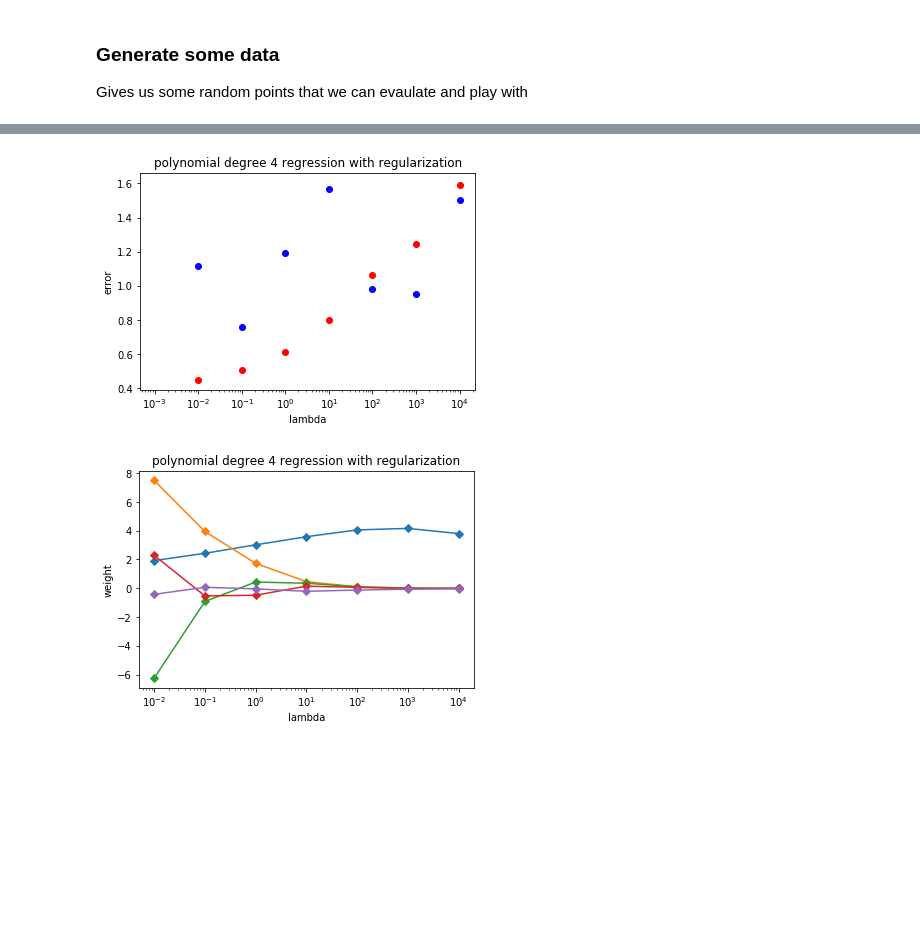
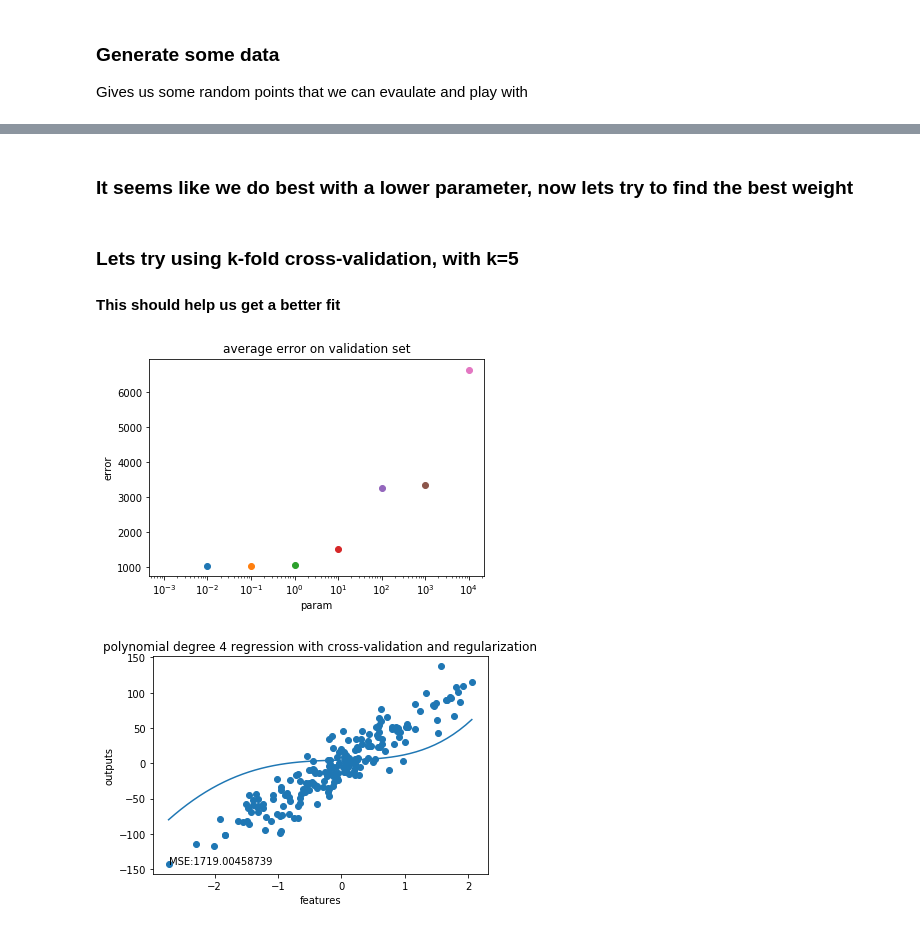
Before and after one commit to jacobprouse/linear-regression, a Jupyter notebook: regression.ipynb, the cells around one changed output, grey strips where cells are left out. Drawn from its saved outputs; the diff is of its cells as text; code cells hidden in the pictures; blank space fills up the shorter version.

```diff
--- a/regression.ipynb
+++ b/regression.ipynb
@@ -16,6 +31,24 @@ def calculate_mse(true, pred):
 # %%
-def regression(w, x, y, space, y_space, chart_title, y_label='outputs', x_label='features'):
-    # make our prediction
+def regression(w, x, y, degree, chart_title, k_fold=False,y_label='outputs', x_label='features'):
+    # create our polynomial
+    if not k_fold:
+        for i in range(2, degree+1):
+            print(i)
+            # select the last column and put it to the i-th power
+            n = np.array(x[:,1]**i)
+            # insert that column
+            x = np.append(x, n.reshape(-1,1), axis=1)
+
+    # do the same for our linspace
+    space = np.linspace(min(x[:,1]),max(x[:,1])).reshape(-1,1)
+    ones = np.ones([space.shape[0], 1])
+    space = np.hstack((ones, space))
+    for i in range(2, degree+1):
+        n = np.array(space[:,1]**i)
+        space = np.append(space, n.reshape(-1,1), axis=1)
+
+    y_space = w.T.dot(space.T)
+
     # our equation looks like y = w^T*x + b
     # but we've added a column of ones to the x matrix, and so we can remove the bias from the equation
     y_pred = w.T.dot(x.T)
@@ -26,7 +59,7 @@ def regression(w, x, y, space, y_space, chart_title, y_label='outputs', x_label=
     # plot our line of fit
     plt.plot(space[:,1], y_space[0])
     # give the error
-    plt.text(0,0,'MSE:%.8f'%error)
+    plt.text(min(x[:,1]),min(y[:]),'MSE:%.8f'%error)
     # format the chart
     plt.title(chart_title)
     plt.ylabel(y_label)
@@ -145,11 +183,7 @@ def k_group_cross_validation(k, params, train_x, train_y, test_x, test_y):
     plt.show()
     # calculate our weights with the best param
     w = np.linalg.inv(full_train_x.T.dot(full_train_x) + best_param*i_hat).dot(full_train_x.T).dot(full_train_y)
-    space = np.linspace(0,1).reshape(-1,1)
-    ones = np.ones([space.shape[0], 1])
-    space = np.hstack((ones, space, space**2, space**3, space**4))
-    y_space = w.T.dot(space.T)
-    regression(w, test_x, test_y, space, y_space,'polynomial degree 4 regression with cross-validation and regularization')
+    regression(w, test_x, test_y, 4,'polynomial degree 4 regression with cross-validation and regularization', True)
 # %% [markdown]
 ### Generate some data
 Gives us some random points that we can evaulate and play with
@@ -266,0 +190,3 @@ regression(w, test_x, test_y, space, y_space, 'polynomial degree 4 regression of
+# %%
+training_features, training_outputs  = make_regression(n_samples=200, n_features=1, noise=30)
+test_features, test_outputs  = make_regression(n_samples=200, n_features=1, noise=20)
@@ -267,23 +318,21 @@ regression(w, test_x, test_y, space, y_space, 'polynomial degree 4 regression of
+# %% [markdown]
+### It seems like we do best with a lower parameter, now lets try to find the best weight
+# %% [markdown]
+### Lets try using k-fold cross-validation, with k=5
+#### This should help us get a better fit
 # %%
-train_x = np.genfromtxt('hw1xtr.dat', delimiter='\n').reshape(-1,1)
+# reshape the data
+train_x = training_features.reshape(-1,1)
+train_y = training_outputs.reshape(-1,1)
+test_x = test_features.reshape(-1,1)
+test_y = test_outputs.reshape(-1,1)
+
 ones = np.ones([train_x.shape[0], 1])
 train_x = np.hstack((ones, train_x, train_x**2, train_x**3, train_x**4))
-test_x = np.genfromtxt('hw1xte.dat', delimiter='\n').reshape(-1,1)
 ones = np.ones([test_x.shape[0], 1])
 test_x = np.hstack((ones, test_x, test_x**2, test_x**3, test_x**4))
 parameters=[0.01,0.1,1,10,100,1000,10000]
-regulatization(parameters, train_x, train_y, test_x, test_y)
+k_group_cross_validation(5, parameters, train_x, train_y, test_x, test_y)
 # %% [output]
-[figure, old version]
+[figure, new version]
+[figure, added]
-# %%
-train_x = np.genfromtxt('hw1xtr.dat', delimiter='\n').reshape(-1,1)
-ones = np.ones([train_x.shape[0], 1])
-train_x = np.hstack((ones, train_x, train_x**2, train_x**3, train_x**4))
-test_x = np.genfromtxt('hw1xte.dat', delimiter='\n').reshape(-1,1)
-ones = np.ones([test_x.shape[0], 1])
-test_x = np.hstack((ones, test_x, test_x**2, test_x**3, test_x**4))
-parameters=[0.01,0.1,1,10,100,1000,10000]
-colors=["red", "blue", "orange", "yellow", "green", "purple", "cyan"]
-regulatization_weights(parameters, colors, train_x, train_y, test_x, test_y)
-# %% [output]
-[figure, removed]
```
Also changed, not shown: parts of 24 cells of this notebook, 1 other file.
